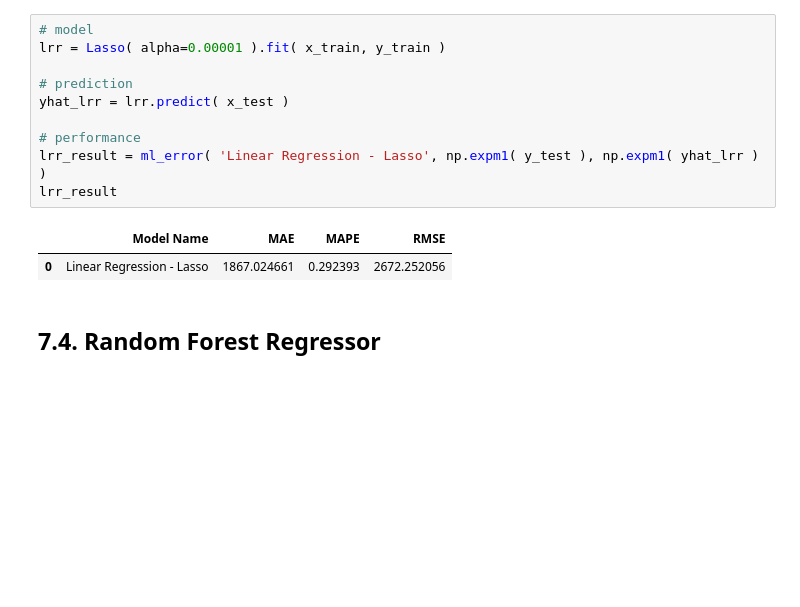
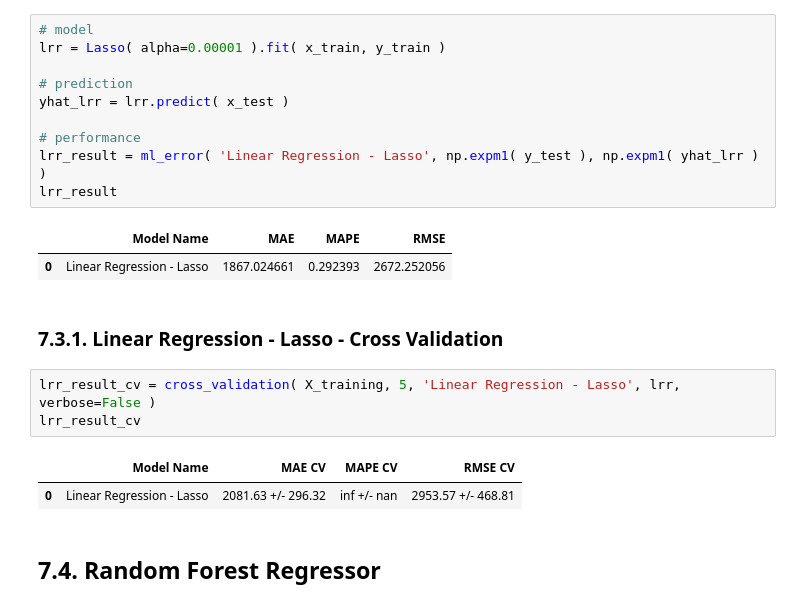
Before and after one commit to panambY/Rossmann_Store_Sale, a Jupyter notebook: rossmann_stores_sales_prediction.ipynb, the cells around one changed output. Cells and saved outputs as stored; diff of their text form; blank space fills up the shorter version.

```diff
--- a/rossmann_stores_sales_prediction.ipynb
+++ b/rossmann_stores_sales_prediction.ipynb
@@ -1265,6 +1322,14 @@ lrr_result
 # %% [output]
 |  | Model Name | MAE | MAPE | RMSE |
 | 0 | Linear Regression - Lasso | 1867.024661 | 0.292393 | 2672.252056 |
+# %% [markdown]
+### 7.3.1. Linear Regression - Lasso - Cross Validation
+# %%
+lrr_result_cv = cross_validation( X_training, 5, 'Linear Regression - Lasso', lrr, verbose=False )
+lrr_result_cv
+# %% [output]
+|  | Model Name | MAE CV | MAPE CV | RMSE CV |
+| 0 | Linear Regression - Lasso | 2081.63 +/- 296.32 | inf +/- nan | 2953.57 +/- 468.81 |
 # %% [markdown]
 ## 7.4. Random Forest Regressor
 # %%
```
Also changed, not shown: parts of 21 cells of this notebook.
